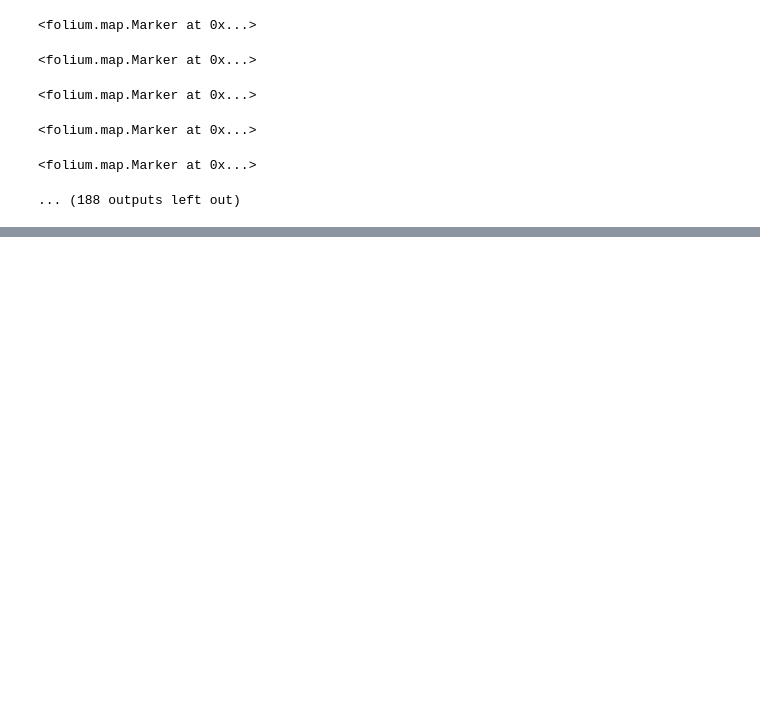
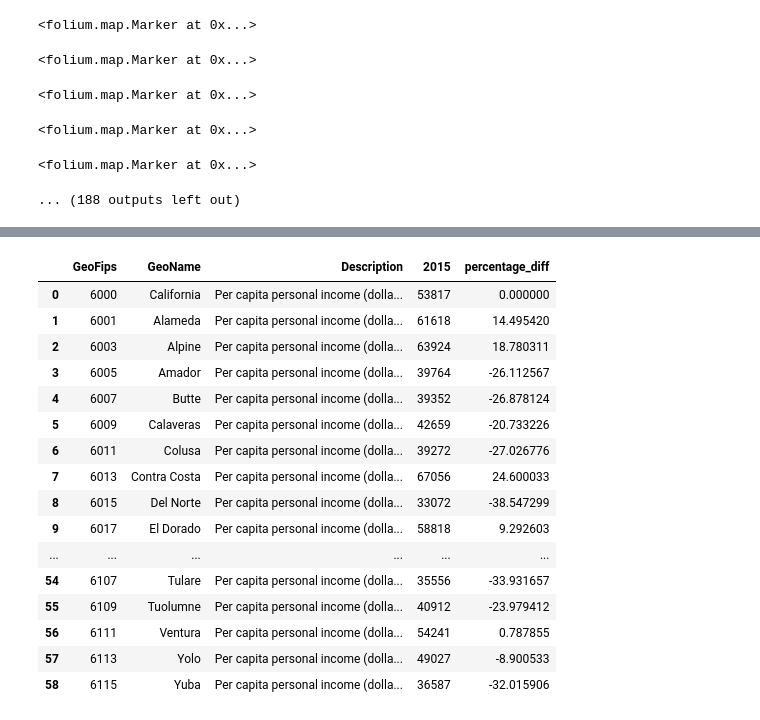
Before and after one commit to kpatwa153/gis, a Jupyter notebook: map.ipynb, the cells around one changed output, grey strips where cells are left out. Cells and saved outputs as stored; diff of their text form; code cells hidden in the pictures; blank space fills up the shorter version.

```diff
--- a/map.ipynb
+++ b/map.ipynb
@@ -1052,0 +1139,22 @@ plt.show()
+# %%
+! wget -q -O cali_income.xlsx "https://drive.google.com/uc?export=download&id=1uex_KGdBvCD5Ny0PW9Lq8lGsz02cSz6I"
+df_perincome = pd.read_excel("cali_income.xlsx")
+df_perincome
+# %% [output]
+|  | GeoFips | GeoName | Description | 2015 | percentage_diff |
+| 0 | 6000 | California | Per capita personal income (dolla... | 53817 | 0.000000 |
+| 1 | 6001 | Alameda | Per capita personal income (dolla... | 61618 | 14.495420 |
+| 2 | 6003 | Alpine | Per capita personal income (dolla... | 63924 | 18.780311 |
+| 3 | 6005 | Amador | Per capita personal income (dolla... | 39764 | -26.112567 |
+| 4 | 6007 | Butte | Per capita personal income (dolla... | 39352 | -26.878124 |
+| 5 | 6009 | Calaveras | Per capita personal income (dolla... | 42659 | -20.733226 |
+| 6 | 6011 | Colusa | Per capita personal income (dolla... | 39272 | -27.026776 |
+| 7 | 6013 | Contra Costa | Per capita personal income (dolla... | 67056 | 24.600033 |
+| 8 | 6015 | Del Norte | Per capita personal income (dolla... | 33072 | -38.547299 |
+| 9 | 6017 | El Dorado | Per capita personal income (dolla... | 58818 | 9.292603 |
+| ... | ... | ... | ... | ... | ... |
+| 54 | 6107 | Tulare | Per capita personal income (dolla... | 35556 | -33.931657 |
+| 55 | 6109 | Tuolumne | Per capita personal income (dolla... | 40912 | -23.979412 |
+| 56 | 6111 | Ventura | Per capita personal income (dolla... | 54241 | 0.787855 |
+| 57 | 6113 | Yolo | Per capita personal income (dolla... | 49027 | -8.900533 |
+| 58 | 6115 | Yuba | Per capita personal income (dolla... | 36587 | -32.015906 |
```
Also changed, not shown: parts of 15 cells of this notebook.
